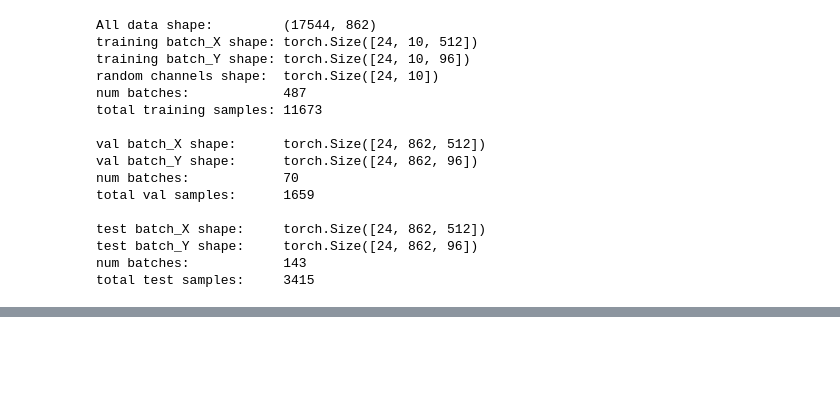
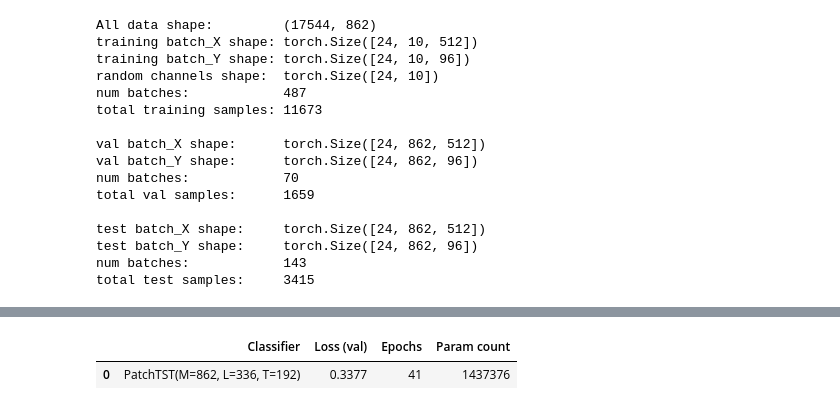
Before and after one commit to ryanbaldwin127/LTSF-PatchTST, a Jupyter notebook: src/ian/patch_tst.ipynb, the cells around one changed output, grey strips where cells are left out. Cells and saved outputs as stored; diff of their text form; code cells hidden in the pictures; blank space fills up the shorter version.

```diff
--- a/src/ian/patch_tst.ipynb
+++ b/src/ian/patch_tst.ipynb
@@ -1043,0 +1334,20 @@ lookback window, future truth, future prediction torch.Size([512]) torch.Size([9
+# %%
+# DEFAULT_CHANNEL_WINDOW_SIZE = 10.
+# Evaluation done across the entire val set. Training done with randome channels.
+# lr = 0.0001, no scheduler.
+runner8 = (
+    ExperimentRunner(PatchTST)
+        .with_epochs(100)
+        .with_data(train_loader_all, val_loader_all)
+        .add_experiments(
+            PatchTSTParams(
+                num_channels=all_data.shape[1],  # This param doesn't really need to match if affine=False in RevIn
+                lookback_size=336,
+                prediction_size=192,
+            )
+        ).with_plots()
+)
+
+results8 = runner8.run(verbosity=1)
+results8
+# %% [output]
@@ -1043,0 +1371,2 @@ lookback window, future truth, future prediction torch.Size([512]) torch.Size([9
+|  | Classifier | Loss (val) | Epochs | Param count |
+| 0 | PatchTST(M=862, L=336, T=192) | 0.3377 | 41 | 1437376 |
```
Also changed, not shown: parts of 20 cells of this notebook.
